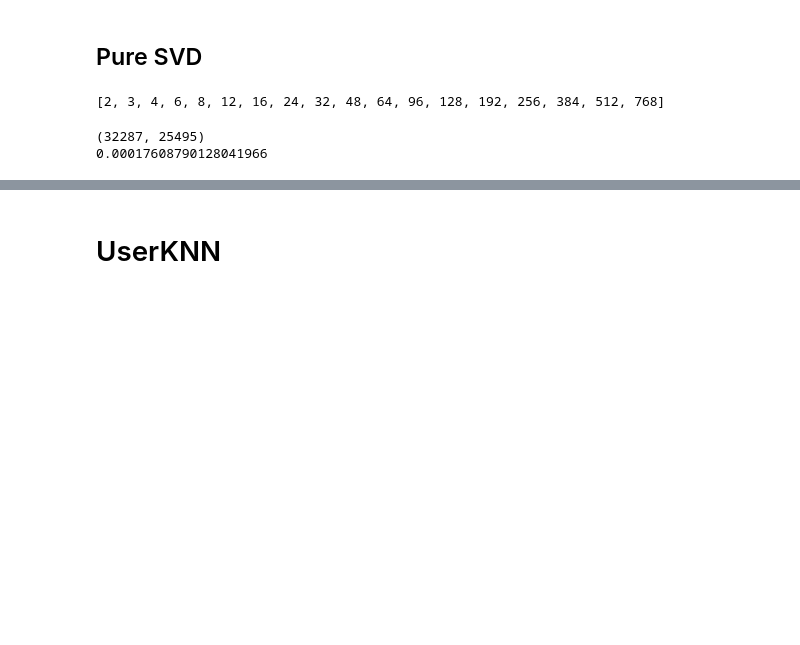
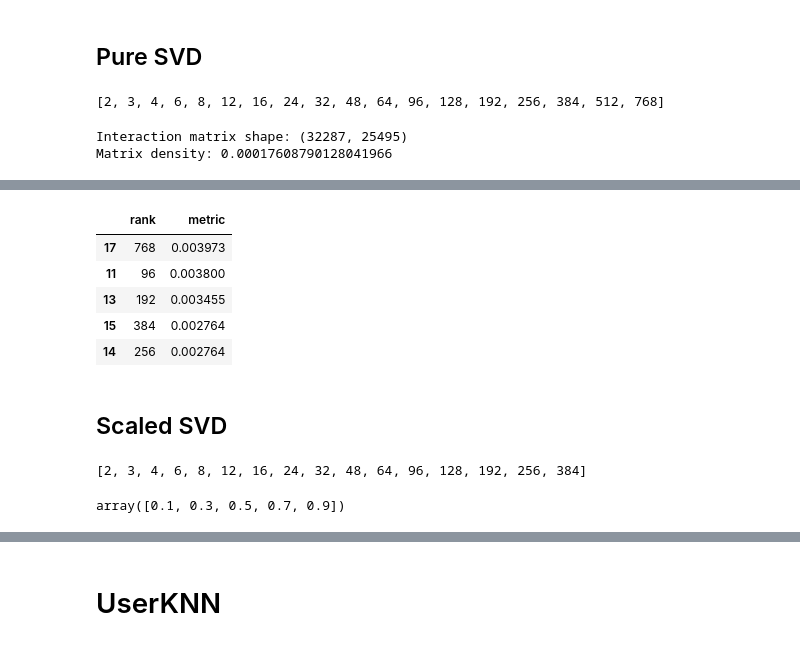
Before and after one commit to Dont-Care-Didnt-Ask/sequence-aware-similarity-for-recommendations, a Jupyter notebook: AmazonReviews.ipynb, the cells around one changed output, grey strips where cells are left out. Cells and saved outputs as stored; diff of their text form; code cells hidden in the pictures; blank space fills up the shorter version.

```diff
--- a/AmazonReviews.ipynb
+++ b/AmazonReviews.ipynb
@@ -130,8 +149,11 @@ ranks
 # %% [output]
 [2, 3, 4, 6, 8, 12, 16, 24, 32, 48, 64, 96, 128, 192, 256, 384, 512, 768]
 # %%
-results = svd_gridsearch(ranks, trainval, testval, holdoutval, data_description, topn=20)
+%%time
+svd_results = svd_gridsearch(ranks, trainval, testval, holdoutval, data_description, topn=20)
 # %% [output]
-(32287, 25495)
-0.00017608790128041966
+Interaction matrix shape: (32287, 25495)
+Matrix density: 0.00017608790128041966
+# %%
+svd_results = pd.DataFrame(svd_results)
 # %%
@@ -145,3 +167,16 @@ plt.xlabel("Rank")
 plt.show()
 # %% [output]
 [drawing not drawn]
+# %%
+svd_results = svd_results.sort_values("metric", ascending=False)
+
+svd_results.head()
+# %% [output]
+|  | rank | metric |
+| 17 | 768 | 0.003973 |
+| 11 | 96 | 0.003800 |
+| 13 | 192 | 0.003455 |
+| 15 | 384 | 0.002764 |
+| 14 | 256 | 0.002764 |
+# %% [markdown]
+## Scaled SVD
@@ -147,0 +185,10 @@ plt.show()
+# %%
+ranks = [b * 2 ** p for p in range(0, 8) for b in [2, 3]]
+ranks
+# %% [output]
+[2, 3, 4, 6, 8, 12, 16, 24, 32, 48, 64, 96, 128, 192, 256, 384]
+# %%
+scalings = np.arange(1, 10, 2) / 10
+scalings
+# %% [output]
+array([0.1, 0.3, 0.5, 0.7, 0.9])
```
Also changed, not shown: parts of 17 cells of this notebook, 4 other files.
